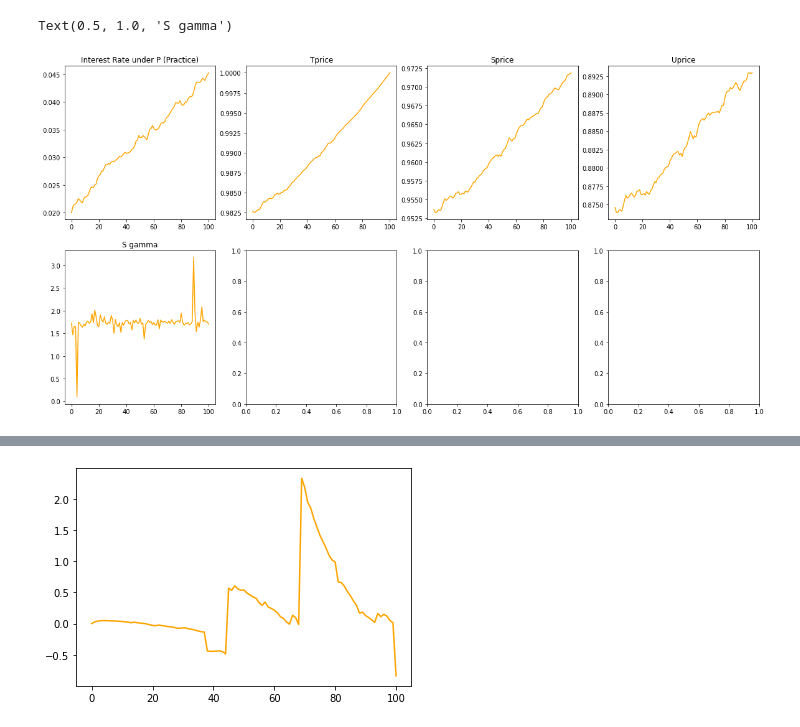
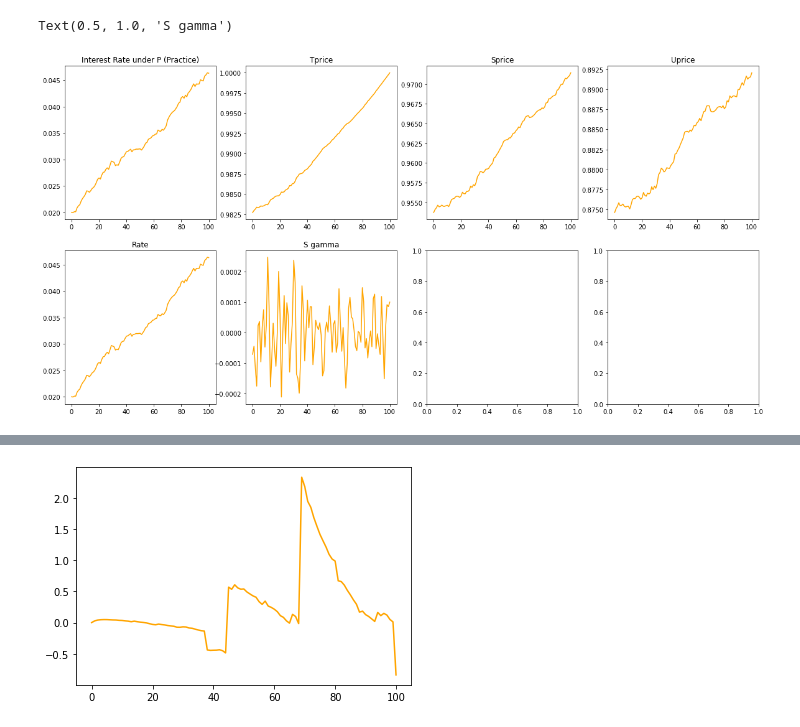
Before and after one commit to Molin-L/Vasicek, a Jupyter notebook: visulazation.ipynb, the cells around one changed output, grey strips where cells are left out. Cells and saved outputs as stored; diff of their text form; code cells hidden in the pictures.

```diff
--- a/visulazation.ipynb
+++ b/visulazation.ipynb
@@ -35,20 +35,22 @@ The autoreload extension is already loaded. To reload it, use:
 # %%
 fig, axs = plt.subplots(2, 4, figsize=(20, 10), sharey=False)
 axs[0, 0].plot(np.arange(len(np.mean(model.rate_P, axis=1))),
                     np.mean(model.rate_P, axis=1), color='orange')
 axs[0, 0].set_title('Interest Rate under P (Practice)')
 
 axs[0, 1].plot(np.arange(len(model.Tprice)), np.mean(model.Tprice, axis=1), color='orange')
 axs[0, 1].set_title('Tprice')
 axs[0, 2].plot(np.arange(len(model.Sprice)), np.mean(model.Sprice, axis=1), color='orange')
 axs[0, 2].set_title('Sprice')
 axs[0, 3].plot(np.arange(len(model.Uprice)), np.mean(model.Uprice, axis=1), color='orange')
 axs[0, 3].set_title('Uprice')
-axs[1, 0].plot(np.arange(len(np.mean(model.quant_s_gamma, axis=1))), np.mean(model.quant_s_gamma, axis=1), color='orange')
-axs[1, 0].set_title('S gamma')
+axs[1, 0].plot(np.arange(len(np.mean(model.rate_P, axis=1))), np.mean(model.rate_P, axis=1), color='orange')
+axs[1, 0].set_title('Rate')
+axs[1, 1].plot(np.arange(len(np.mean(model.gamma_S, axis=1))), np.mean(model.gamma_S, axis=1), color='orange')
+axs[1, 1].set_title('S gamma')
 # %% [output]
 Text(0.5, 1.0, 'S gamma')
-[figure, old version]
+[figure, new version]
 # %%
 print(np.mean(model.quant_u_gamma))
 # %% [output]
```
Also changed, not shown: parts of 4 cells of this notebook, 8 other files.
